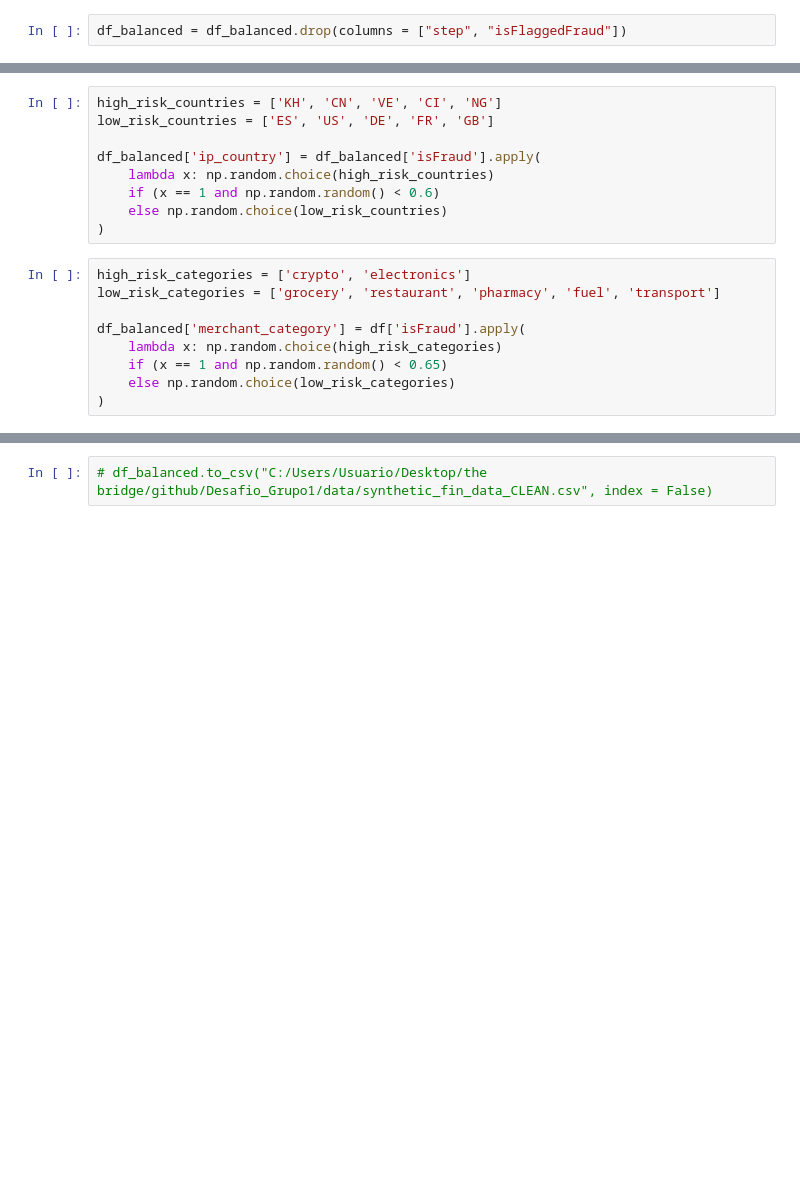
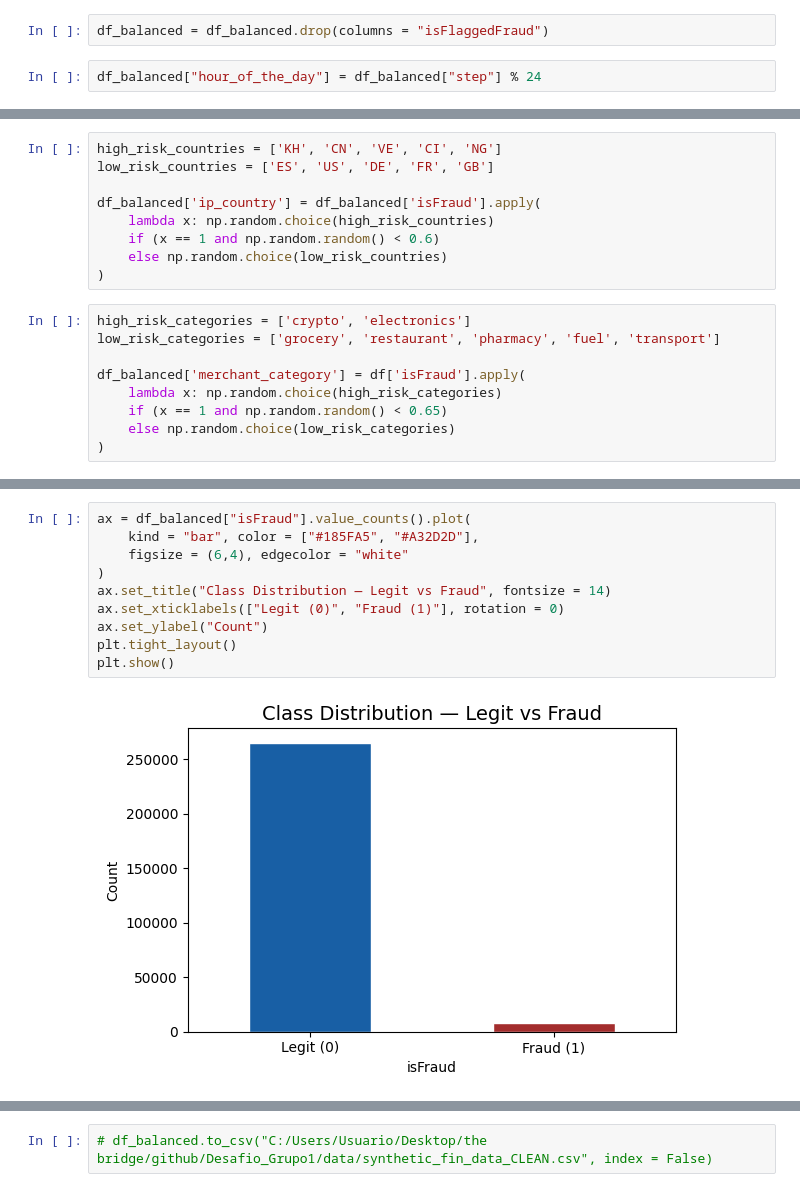
Before and after one commit to DarkKrismon/Desafio_Grupo1, a Jupyter notebook: notebooks/01_EDA.ipynb, the cells around one changed output, grey strips where cells are left out. Cells and saved outputs as stored; diff of their text form; blank space fills up the shorter version.

Commit message:
completed EDA notebook with visual analysis and Round 2 recommendations

```diff
--- a/notebooks/01_EDA.ipynb
+++ b/notebooks/01_EDA.ipynb
@@ -41,7 +42,9 @@ df_balanced.head()
 | 3 | 355 | PAYMENT | 1716.05 | C913764937 | 5769.17 | 4053.13 | M1387429131 | 0.00 | ... |
 | 4 | 354 | CASH_IN | 253129.93 | C2017736577 | 1328499.49 | 1581629.42 | C407484102 | 2713220.48 | ... |
 # %%
-df_balanced = df_balanced.drop(columns = ["step", "isFlaggedFraud"])
+df_balanced = df_balanced.drop(columns = "isFlaggedFraud")
+# %%
+df_balanced["hour_of_the_day"] = df_balanced["step"] % 24
 # %%
 df_balanced.head()
 # %% [output]
@@ -80,0 +110,12 @@ df_balanced.head()
+# %%
+ax = df_balanced["isFraud"].value_counts().plot(
+    kind = "bar", color = ["#185FA5", "#A32D2D"],
+    figsize = (6,4), edgecolor = "white"
+)
+ax.set_title("Class Distribution — Legit vs Fraud", fontsize = 14)
+ax.set_xticklabels(["Legit (0)", "Fraud (1)"], rotation = 0)
+ax.set_ylabel("Count")
+plt.tight_layout()
+plt.show()
+# %% [output]
+[figure, added]
```
Also changed, not shown: parts of 22 cells of this notebook.
